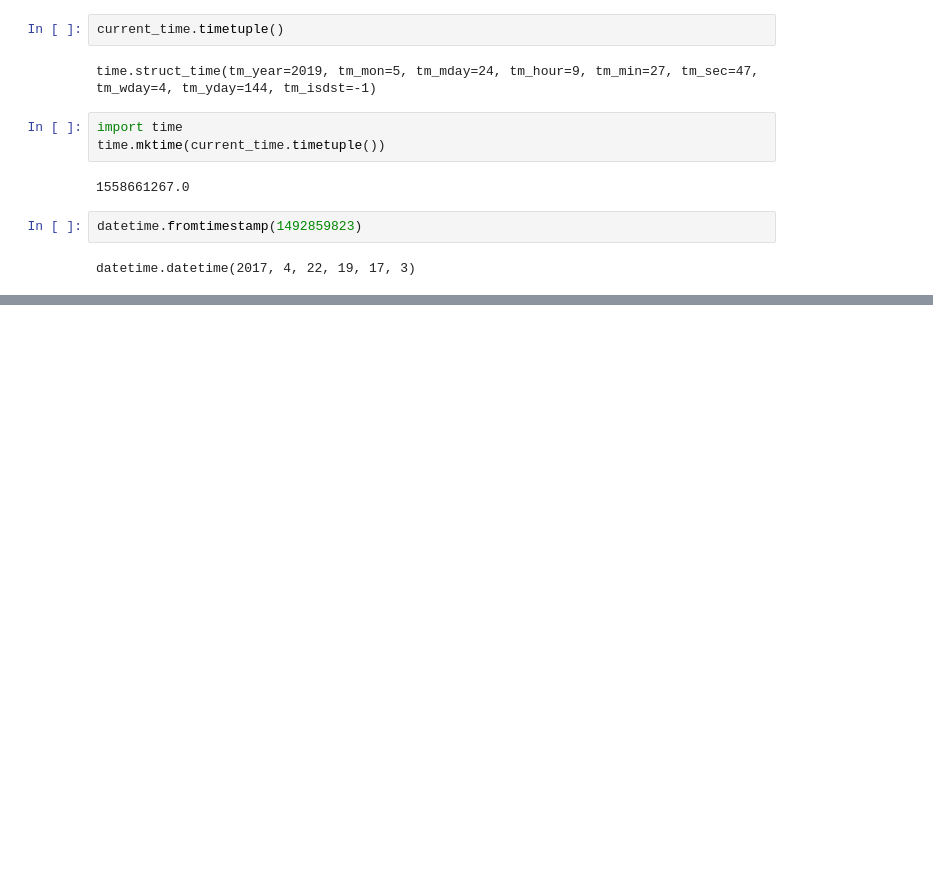
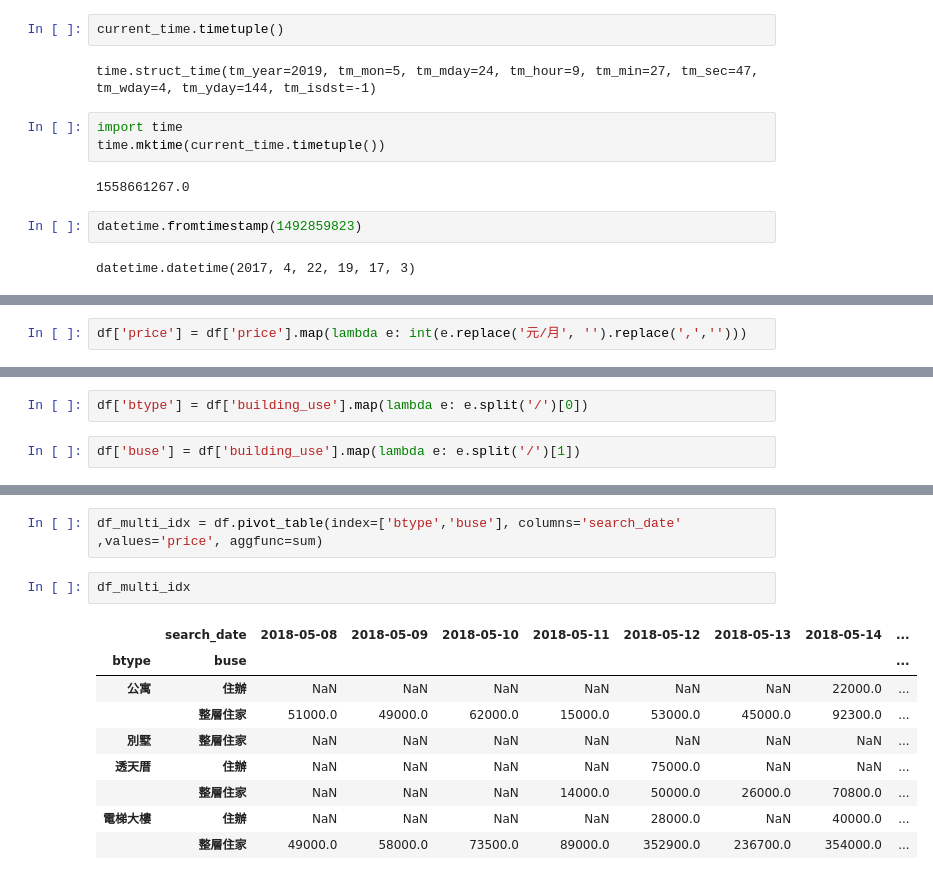
Before and after one commit to ywchiu/cdc_course, a Jupyter notebook: Demo20190524.ipynb, the cells around one changed output, grey strips where cells are left out. Drawn from its saved outputs; the diff is of its cells as text; blank space fills up the shorter version.

```diff
--- a/Demo20190524.ipynb
+++ b/Demo20190524.ipynb
@@ -333,0 +416,2 @@ datetime.datetime(2017, 4, 22, 19, 17, 3)
+# %%
+df['price'] = df['price'].map(lambda e: int(e.replace('元/月', '').replace(',','')))
@@ -333,0 +460,4 @@ datetime.datetime(2017, 4, 22, 19, 17, 3)
+# %%
+df['btype'] = df['building_use'].map(lambda e: e.split('/')[0])
+# %%
+df['buse'] = df['building_use'].map(lambda e: e.split('/')[1])
@@ -333,0 +471,15 @@ datetime.datetime(2017, 4, 22, 19, 17, 3)
+# %%
+df_multi_idx = df.pivot_table(index=['btype','buse'], columns='search_date'
+,values='price', aggfunc=sum)
+# %%
+df_multi_idx
+# %% [output]
+|  | search_date | 2018-05-08 | 2018-05-09 | 2018-05-10 | 2018-05-11 | 2018-05-12 | 2018-05-13 | 2018-05-14 | ... |
+| btype | buse |  |  |  |  |  |  |  | ... |
+| 公寓 | 住辦 | NaN | NaN | NaN | NaN | NaN | NaN | 22000.0 | ... |
+|  | 整層住家 | 51000.0 | 49000.0 | 62000.0 | 15000.0 | 53000.0 | 45000.0 | 92300.0 | ... |
+| 別墅 | 整層住家 | NaN | NaN | NaN | NaN | NaN | NaN | NaN | ... |
+| 透天厝 | 住辦 | NaN | NaN | NaN | NaN | 75000.0 | NaN | NaN | ... |
+|  | 整層住家 | NaN | NaN | NaN | 14000.0 | 50000.0 | 26000.0 | 70800.0 | ... |
+| 電梯大樓 | 住辦 | NaN | NaN | NaN | NaN | 28000.0 | NaN | 40000.0 | ... |
+|  | 整層住家 | 49000.0 | 58000.0 | 73500.0 | 89000.0 | 352900.0 | 236700.0 | 354000.0 | ... |
```
Also changed, not shown: parts of 46 cells of this notebook.
